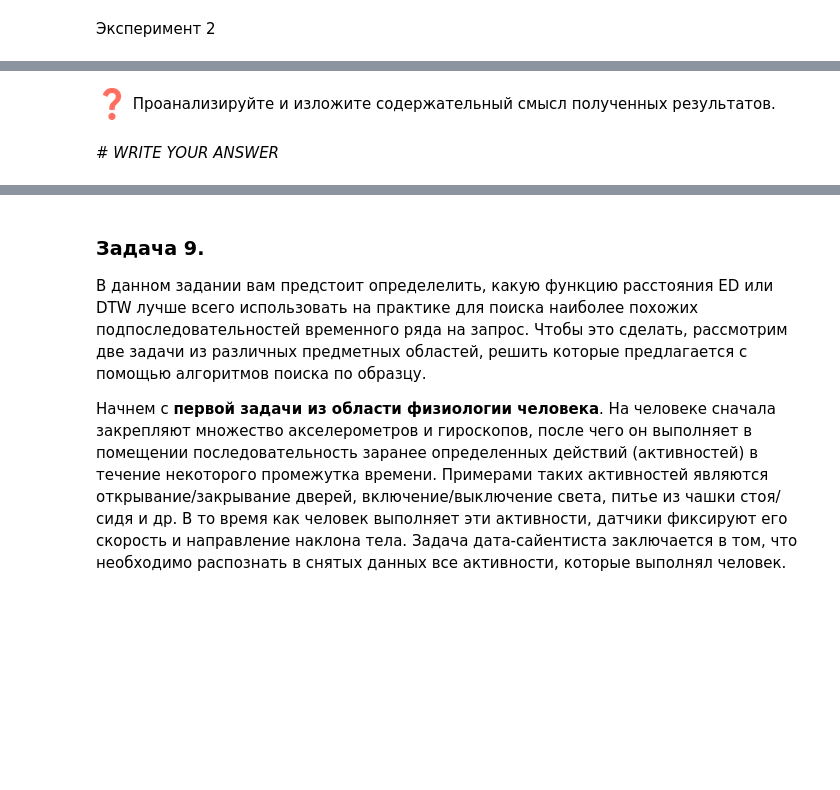
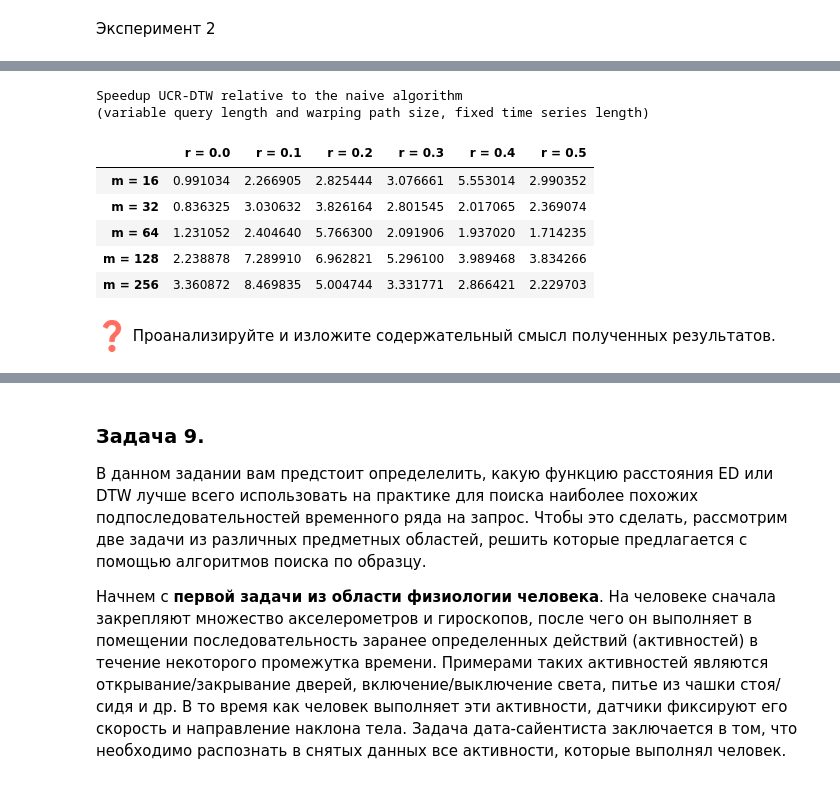
Before and after one commit to MikhailArtemev03/2026-Artemev-TimeSeriesCourse, a Jupyter notebook: practice/02 Similarity search/02_Similarity_search.ipynb, the cells around one changed output, grey strips where cells are left out. Cells and saved outputs as stored; diff of their text form; code cells hidden in the pictures; blank space fills up the shorter version.

```diff
--- a/practice/02 Similarity search/02_Similarity_search.ipynb
+++ b/practice/02 Similarity search/02_Similarity_search.ipynb
@@ -952,12 +1203,31 @@ comparison_param = np.array(r_list)
 # %%
 tab_index = [f"m = {m}" for m in m_list]
 tab_columns = [f"r = {r}" for r in r_list]
 tab_title = "Speedup UCR-DTW relative to the naive algorithm <br> (variable query length and warping path size, fixed time series length)"
 
 # INSERT YOUR CODE
+
+speedup_exp2 = experiments.calculate_speedup(
+    np.asarray(naive_exp2_times),
+    ucr_exp2_times
+)
+
+experiments.visualize_table_speedup(
+    speedup_data=speedup_exp2.T,
+    table_index=tab_index,
+    table_columns=tab_columns,
+    table_caption=tab_title
+)
+# %% [output]
+Speedup UCR-DTW relative to the naive algorithm
+(variable query length and warping path size, fixed time series length)
+|  | r = 0.0 | r = 0.1 | r = 0.2 | r = 0.3 | r = 0.4 | r = 0.5 |
+| m = 16 | 0.991034 | 2.266905 | 2.825444 | 3.076661 | 5.553014 | 2.990352 |
+| m = 32 | 0.836325 | 3.030632 | 3.826164 | 2.801545 | 2.017065 | 2.369074 |
+| m = 64 | 1.231052 | 2.404640 | 5.766300 | 2.091906 | 1.937020 | 1.714235 |
+| m = 128 | 2.238878 | 7.289910 | 6.962821 | 5.296100 | 3.989468 | 3.834266 |
+| m = 256 | 3.360872 | 8.469835 | 5.004744 | 3.331771 | 2.866421 | 2.229703 |
 # %% [markdown]
 ![equation.png](embedded-picture-1)
 Проанализируйте и изложите содержательный смысл полученных
 результатов.
-# %% [markdown]
-*# WRITE YOUR ANSWER*
```
Also changed, not shown: parts of 36 cells of this notebook.
